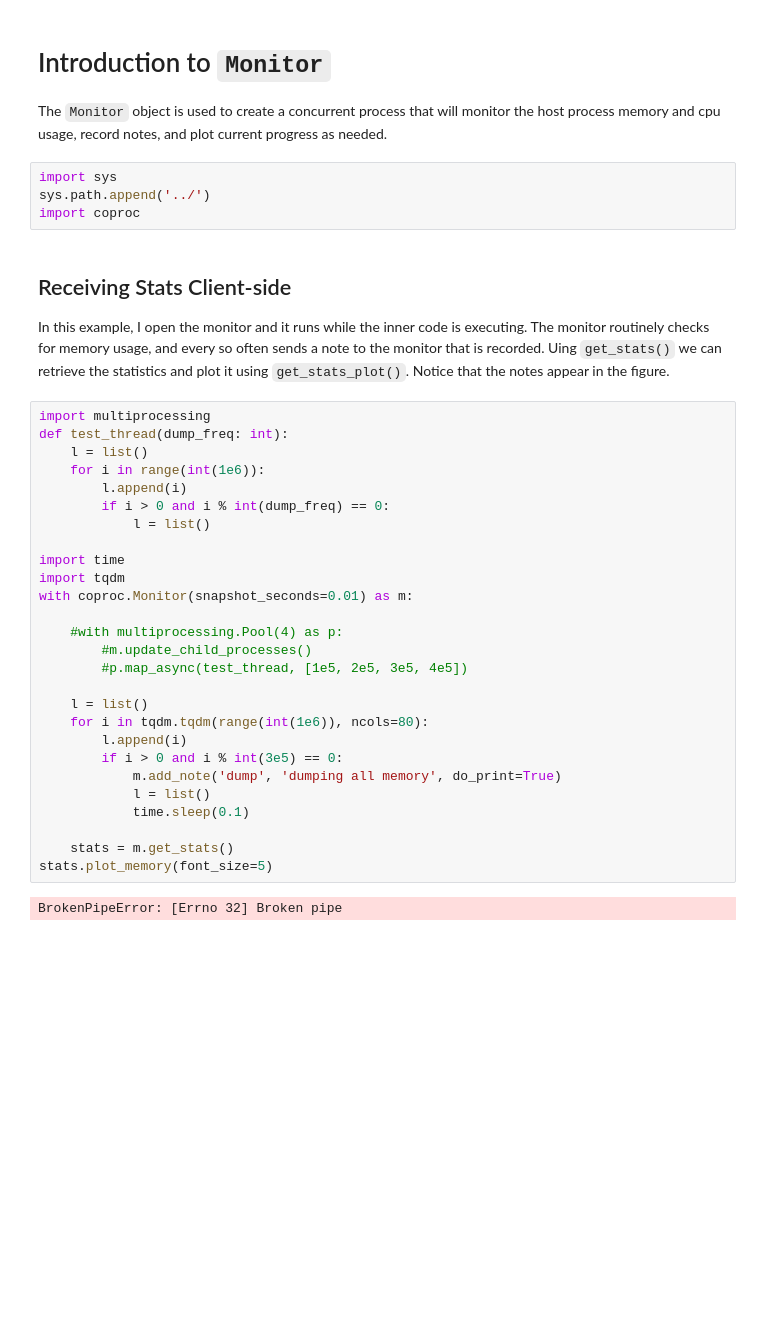
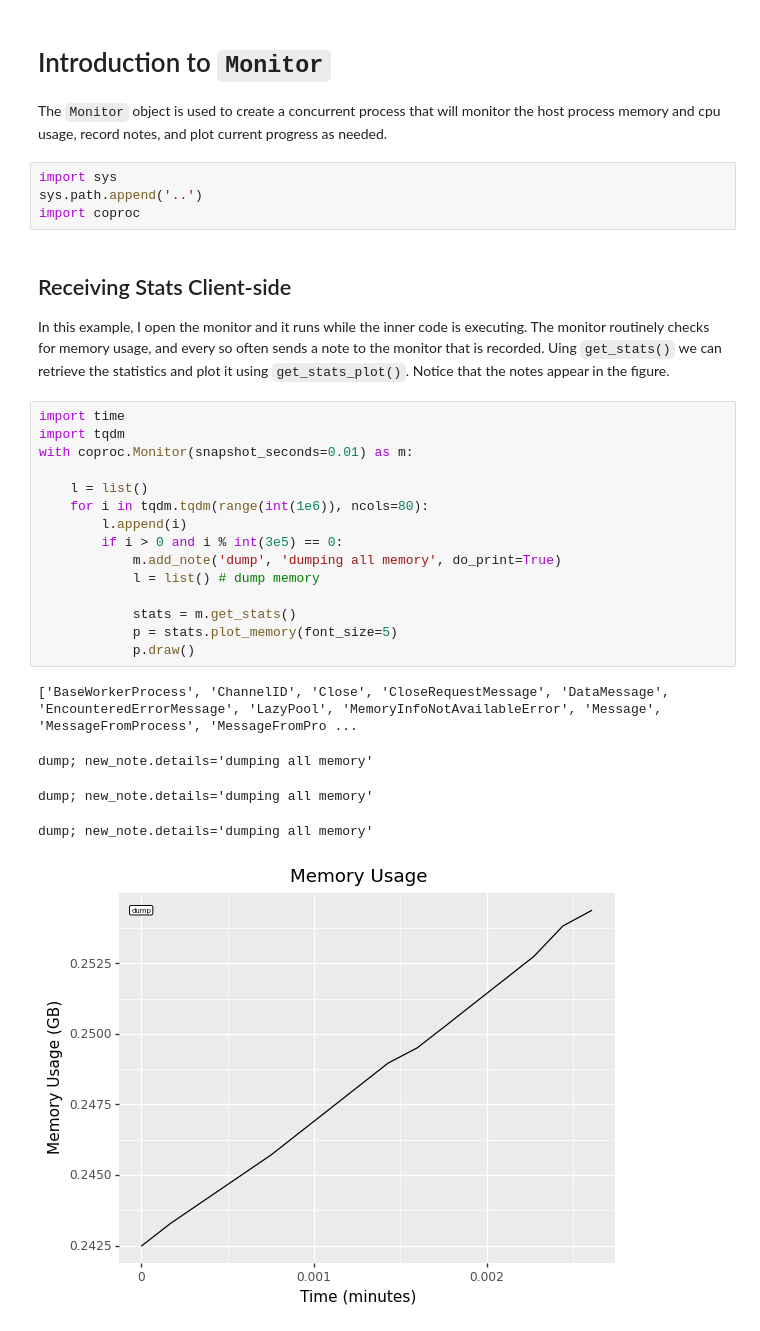
Before and after one commit to devincornell/coproc, a Jupyter notebook: examples/monitor_introduction.ipynb, the cells around one changed output. Drawn from its saved outputs; the diff is of its cells as text; blank space fills up the shorter version.

```diff
--- a/examples/monitor_introduction.ipynb
+++ b/examples/monitor_introduction.ipynb
@@ -4,38 +4,30 @@
 The `Monitor` object is used to create a concurrent process that will monitor the host process memory and cpu usage, record notes, and plot current progress as needed.
 # %%
 import sys
-sys.path.append('../')
+sys.path.append('..')
 import coproc
 # %% [markdown]
 ## Receiving Stats Client-side
 
 In this example, I open the monitor and it runs while the inner code is executing. The monitor routinely checks for memory usage, and every so often sends a note to the monitor that is recorded. Uing `get_stats()` we can retrieve the statistics and plot it using `get_stats_plot()`. Notice that the notes appear in the figure.
 # %%
-import multiprocessing
-def test_thread(dump_freq: int):
-    l = list()
-    for i in range(int(1e6)):
-        l.append(i)
-        if i > 0 and i % int(dump_freq) == 0:
-            l = list()
-
 import time
 import tqdm
 with coproc.Monitor(snapshot_seconds=0.01) as m:
-
-    #with multiprocessing.Pool(4) as p:
-        #m.update_child_processes()
-        #p.map_async(test_thread, [1e5, 2e5, 3e5, 4e5])
 
     l = list()
     for i in tqdm.tqdm(range(int(1e6)), ncols=80):
         l.append(i)
         if i > 0 and i % int(3e5) == 0:
             m.add_note('dump', 'dumping all memory', do_print=True)
-            l = list()
-            time.sleep(0.1)
+            l = list() # dump memory
 
-    stats = m.get_stats()
-stats.plot_memory(font_size=5)
+            stats = m.get_stats()
+            p = stats.plot_memory(font_size=5)
+            p.draw()
 # %% [output]
-BrokenPipeError: [Errno 32] Broken pipe
+['BaseWorkerProcess', 'ChannelID', 'Close', 'CloseRequestMessage', 'DataMessage', 'EncounteredErrorMessage', 'LazyPool', 'MemoryInfoNotAvailableError', 'Message', 'MessageFromProcess', 'MessageFromPro ...
+dump; new_note.details='dumping all memory'
+dump; new_note.details='dumping all memory'
+dump; new_note.details='dumping all memory'
+[figure, added]
```
Also changed, not shown: parts of 1 cell of this notebook.
